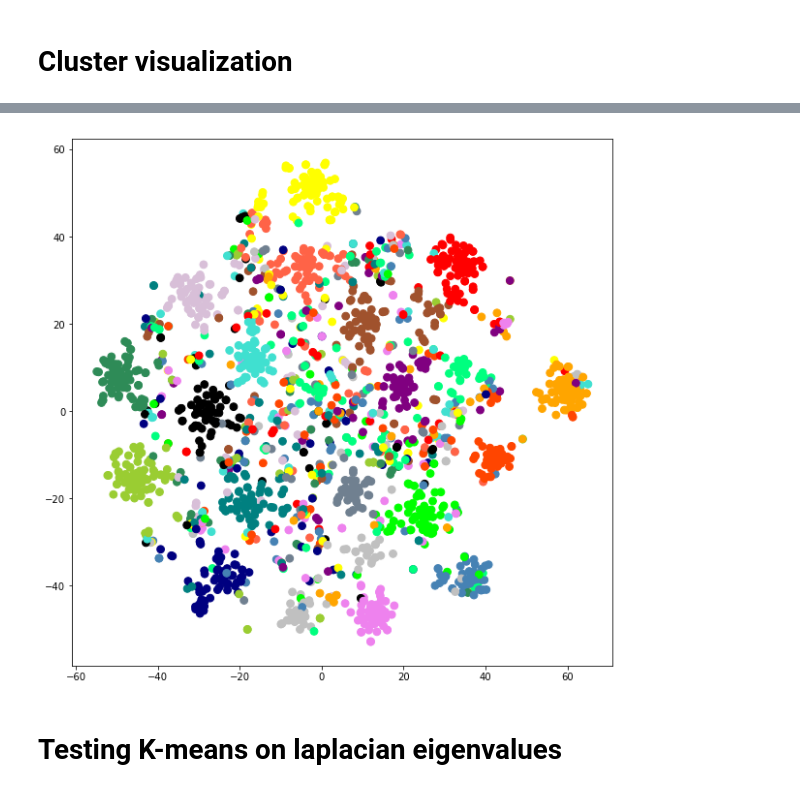
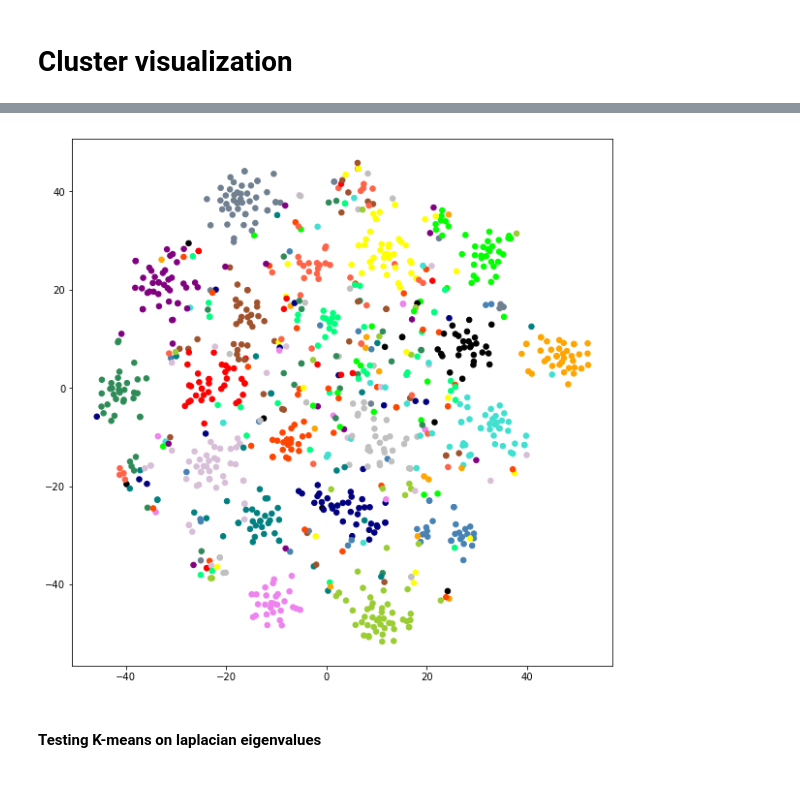
Before and after one commit to willau/deep_learning_text_clustering, a Jupyter notebook: keras_cnn_text_clustering.ipynb, the cells around one changed output, grey strips where cells are left out. Cells and saved outputs as stored; diff of their text form; code cells hidden in the pictures.

```diff
--- a/keras_cnn_text_clustering.ipynb
+++ b/keras_cnn_text_clustering.ipynb
@@ -581,19 +388,19 @@ color_names = ['SeaGreen', 'Sienna', 'Silver', 'Navy', 'Purple', 'SlateGrey', 'O
                'Violet', 'OrangeRed', 'Black', 'Red', 'Yellow', 'YellowGreen']
 
 # number of samples to visualize because tsne is slow
-n_sample = 2000
+n_sample = 1000
 index_sample = np.random.randint(low=0, high=sample, size=(n_sample,))
 
 # mapping color to sample
-true_labels = y
-labels = np.unique(true_labels)
+labels = np.unique(y)
 colormap = {label: color for label, color in zip(labels, color_names)}
-colors = [colormap[x] for x in true_labels[:n_sample]]
+colors = [colormap[x] for x in true_labels]
+color_rgb = [name_to_rgb(name) for name in colors]
+color_rgb_norm = [(x/255., y/255., z/255.) for x, y, z in color_rgb]
+color_sample = [color_rgb_norm[idx] for idx in index_sample]
 
 # plot function
-def plot_tsne(T):
-    color_rgb = [name_to_rgb(name) for name in colors]
-    color_rgb_norm = [(x/255., y/255., z/255.) for x, y, z in color_rgb]
+def plot_tsne(T, color):
     plt.figure(figsize=(10, 10))
-    plt.scatter(T[:, 0], T[:, 1], c=color_rgb_norm, s=60)
+    plt.scatter(T[:, 0], T[:, 1], c=color, s=30)
 # %% [markdown]
@@ -606,5 +414,8 @@ Remarks:
 # %%
 # T-SNE model
 tsne = TSNE(n_components=2,
-            perplexity=30, early_exaggeration=4.,
-            init="pca", metric="euclidean")
+            perplexity=30,
+            early_exaggeration=4.,
+            learning_rate=1000,
+            init="pca",
+            metric="euclidean")
@@ -611,5 +424,5 @@ tsne = TSNE(n_components=2,
 # %%
 %%time
-W = V[:n_sample]
+W = V[index_sample]
 T = tsne.fit_transform(W)
 # %% [output]
@@ -624,4 +437,4 @@ plot_tsne(T)
 # %%
 %%time
-L = tsne.fit_transform(LSA[:n_sample])
+L = tsne.fit_transform(LSA[index_sample])
 # %% [output]
@@ -630,10 +443,10 @@ Wall time: 37.6 s
 # %%
 # matplotlib visualization
-plot_tsne(L)
+plot_tsne(L, color=color_sample)
 # %% [output]
-[figure, old version]
+[figure, new version]
 # %% [markdown]
-# Testing K-means on laplacian eigenvalues
+#### Testing K-means on laplacian eigenvalues
 # %%
 %%time
 NB = normalize(Y["le"])
```
Also changed, not shown: parts of 70 cells of this notebook, 2 other files.
